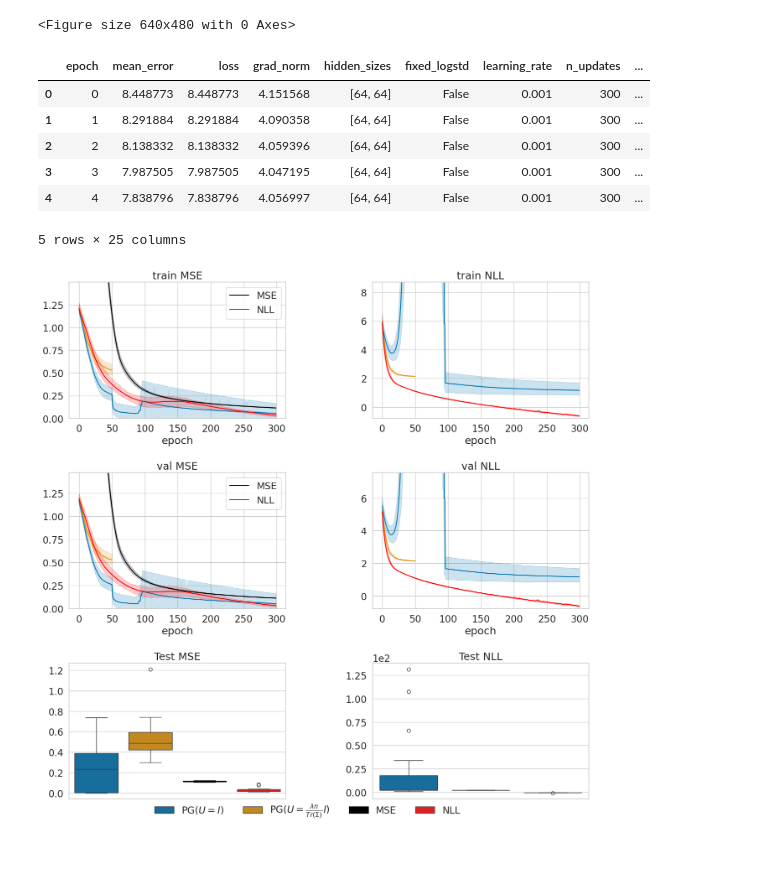
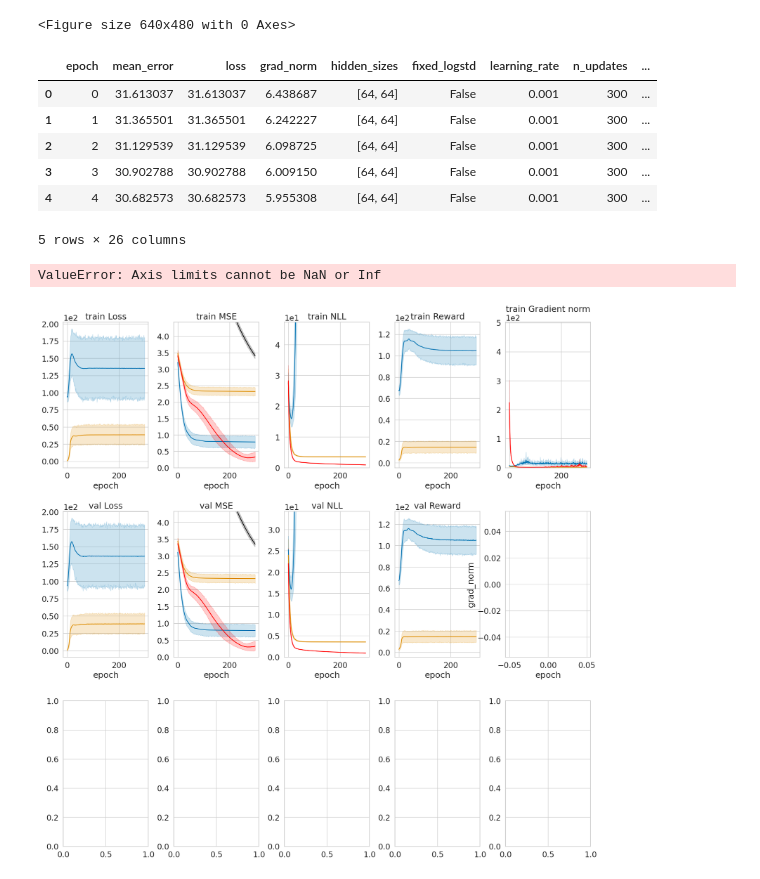
Before and after one commit to abenechehab/nll_to_po, a Jupyter notebook: notebook/viz_mbrl.ipynb, the cells around one changed output. Saved outputs shown, nothing was run; the diff lists cells and outputs as text; code cells hidden in the pictures.

```diff
--- a/notebook/viz_mbrl.ipynb
+++ b/notebook/viz_mbrl.ipynb
@@ -10,30 +10,35 @@ sns.despine()
 # %% [output]
 <Figure size 640x480 with 0 Axes>
 # %%
-results_path = "../logs/mbrl_results/results_all_mujoco_hopper_expert-v0.parquet"
+results_path = "../logs/mbrl_results/results_all_mujoco_halfcheetah_simple-v0.parquet"
 results_df = pd.read_parquet(results_path)
 # %%
 results_df.head()
 # %% [output]
 |  | epoch | mean_error | loss | grad_norm | hidden_sizes | fixed_logstd | learning_rate | n_updates | ... |
-| 0 | 0 | 8.448773 | 8.448773 | 4.151568 | [64, 64] | False | 0.001 | 300 | ... |
-| 1 | 1 | 8.291884 | 8.291884 | 4.090358 | [64, 64] | False | 0.001 | 300 | ... |
-| 2 | 2 | 8.138332 | 8.138332 | 4.059396 | [64, 64] | False | 0.001 | 300 | ... |
-| 3 | 3 | 7.987505 | 7.987505 | 4.047195 | [64, 64] | False | 0.001 | 300 | ... |
-| 4 | 4 | 7.838796 | 7.838796 | 4.056997 | [64, 64] | False | 0.001 | 300 | ... |
+| 0 | 0 | 31.613037 | 31.613037 | 6.438687 | [64, 64] | False | 0.001 | 300 | ... |
+| 1 | 1 | 31.365501 | 31.365501 | 6.242227 | [64, 64] | False | 0.001 | 300 | ... |
+| 2 | 2 | 31.129539 | 31.129539 | 6.098725 | [64, 64] | False | 0.001 | 300 | ... |
+| 3 | 3 | 30.902788 | 30.902788 | 6.009150 | [64, 64] | False | 0.001 | 300 | ... |
+| 4 | 4 | 30.682573 | 30.682573 | 5.955308 | [64, 64] | False | 0.001 | 300 | ... |
-5 rows × 25 columns
+5 rows × 26 columns
 # %%
-df = results_df.copy()
+df = results_df[results_df["data_proportion"] == 0.1].copy()
 df["entropy_weight"] = df["entropy_weight"].astype("str")
 
 metric_name = []
+metric_name.append(("loss", "Loss"))
 # metric_name.append(("mean_error", r"$\|\mu-\hat{\mu}_\theta\|^2$"))
 metric_name.append(("mean_error", "MSE"))
 # metric_name.append(("NLL", r"$\mathbb{E}_q[log\hat{p}_\theta(y|x)]$"))
 metric_name.append(("NLL", "NLL"))
 # metric_name.append(("std_error", r"$\|\sigma-\hat{\sigma}_\theta\|^2$"))
+metric_name.append(("reward_mean", "Reward"))
+metric_name.append(("grad_norm", "Gradient norm"))
 
-_, ax = plt.subplots(3, 2, figsize=(16, 16), gridspec_kw=dict(hspace=0.4, wspace=0.4))
+_, ax = plt.subplots(
+    3, len(metric_name), figsize=(20, 20), gridspec_kw=dict(hspace=0.3, wspace=0.3)
+)
 
 # Train / Val
 for tr_val_idx, train_val in enumerate(["train", "val"]):
@@ -57,19 +62,20 @@ for tr_val_idx, train_val in enumerate(["train", "val"]):
                 color="black",
                 legend=False,
             )
-        sns.lineplot(
-            data=sub_df[sub_df["loss_type"] == "NLL"],
-            x="epoch",
-            y=metric,
-            ax=ax[tr_val_idx, i],
-            color="red",
-            legend=False,
-        )
-        max_for_lim = sub_df[(sub_df["loss_type"] == "NLL")][metric].max()
-        ax[tr_val_idx, i].set_ylim(
-            min(sub_df[(sub_df["loss_type"] == "NLL")][metric].min(), 0.0),
-            max_for_lim + 0.1 * max_for_lim,
-        )
+        if metric not in ["reward_mean", "loss"]:
+            sns.lineplot(
+                data=sub_df[sub_df["loss_type"] == "NLL"],
+                x="epoch",
+                y=metric,
+                ax=ax[tr_val_idx, i],
+                color="red",
+                legend=False,
+            )
+            max_for_lim = sub_df[(sub_df["loss_type"] == "NLL")][metric].max()
+            ax[tr_val_idx, i].set_ylim(
+                min(sub_df[(sub_df["loss_type"] == "NLL")][metric].min(), 0.0),
+                max_for_lim + 0.1 * max_for_lim,
+            )
         ax[tr_val_idx, i].set_ylabel(None)
         ax[tr_val_idx, i].set_title(f"{train_val} {name}")
         ax[tr_val_idx, i].ticklabel_format(axis="y", style="sci", scilimits=(0, 1))
@@ -77,6 +83,8 @@ for tr_val_idx, train_val in enumerate(["train", "val"]):
 # Test
 sub_df = df[df["train_val"] == "test"].copy()
 for i, (metric, name) in enumerate(metric_name):
+    if metric in ["loss", "reward_mean"]:
+        continue
     sns.boxplot(
         data=sub_df.dropna(subset=["U"]),
         x="U",
@@ -84,39 +92,40 @@ for i, (metric, name) in enumerate(metric_name):
         hue="U",  # "entropy_weight",
         # style="U",
         ax=ax[2, i],
-        legend=False if i > 0 else True,
+        legend=False if i != 1 else True,
     )
     if metric == "mean_error":
         sns.boxplot(
             data=sub_df[sub_df["loss_type"] == "MSE"],
             x="loss_type",
             y=metric,
             ax=ax[2, i],
             color="black",
             label="MSE",
         )
     sns.boxplot(
         data=sub_df[sub_df["loss_type"] == "NLL"],
         x="loss_type",
         y=metric,
         ax=ax[2, i],
         color="red",
-        label="NLL" if i == 0 else None,
+        label=None if i != 1 else "NLL",
     )
     # max_for_lim = sub_df[(sub_df["loss_type"] == "NLL")][metric].max()
     # ax[i].set_ylim(
     #     min(sub_df[(sub_df["loss_type"] == "NLL")][metric].min(), 0.0),
     #     max_for_lim + 0.1 * max_for_lim,
     # )
     ax[2, i].set_ylabel(None)
     ax[2, i].set_xlabel(None)
     ax[2, i].set_xticklabels([])
     ax[2, i].set_title(f"Test {name}")
     ax[2, i].ticklabel_format(axis="y", style="sci", scilimits=(0, 1))
 
-ax[2, 0].legend(bbox_to_anchor=(1.1, -0.21), loc="lower center", ncol=4, frameon=False)
+ax[2, 1].legend(bbox_to_anchor=(1.1, -0.21), loc="lower center", ncol=4, frameon=False)
 # ax[0].legend(bbox_to_anchor=(1.73, 1.03))
 # plt.savefig("../figures/toy_avg.pdf", bbox_inches="tight")
 plt.show()
 # %% [output]
+ValueError: Axis limits cannot be NaN or Inf
-[figure, old version]
+[figure, new version]
```
Also changed, not shown: 1 other file.
